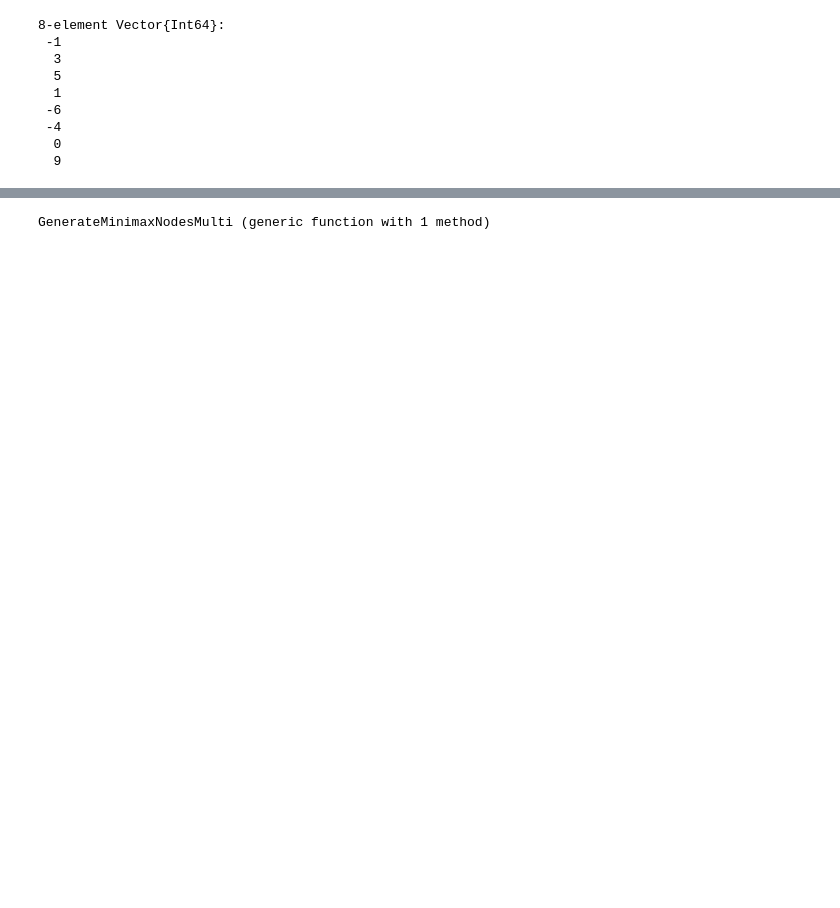
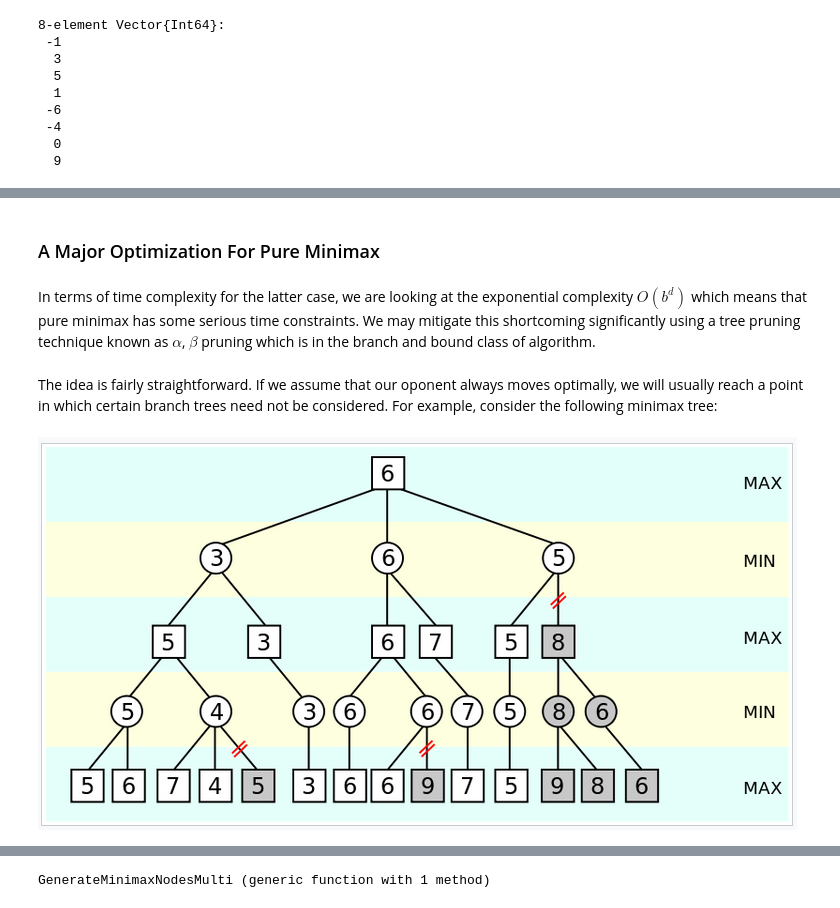
Before and after one commit to ihawn/AlphaBetaPruning, a Jupyter notebook: Presentation.ipynb, the cells around one changed output, grey strips where cells are left out. Saved outputs shown, nothing was run; the diff lists cells and outputs as text; code cells hidden in the pictures; blank space fills up the shorter version.

```diff
--- a/Presentation.ipynb
+++ b/Presentation.ipynb
@@ -46,0 +61,10 @@ plot(TreePlot(tree), root=:top, node_shape=:circle, fontsize=1, nodesize=0.2, ax
+# %% [markdown]
+### A Major Optimization For Pure Minimax
+# %% [markdown]
+In terms of time complexity for the latter case, we are looking at the exponential complexity $O(b^d)$ which means that pure minimax has some serious time constraints. We may mitigate this shortcoming significantly using a tree pruning technique known as $\alpha$, $\beta$ pruning which is in the branch and bound class of algorithm.
+# %% [markdown]
+The idea is fairly straightforward. If we assume that our oponent always moves optimally, we will usually reach a point in which certain branch trees need not be considered. For example, consider the following minimax tree:
+# %%
+IJulia.display("image/png", read("wikipedia_pruning_image.png")) # https://en.wikipedia.org/wiki/Alpha%E2%80%93beta_pruning#/media/File:AB_pruning.svg
+# %% [output]
+[figure, added]
```
Also changed, not shown: parts of 12 cells of this notebook, 1 other file.
